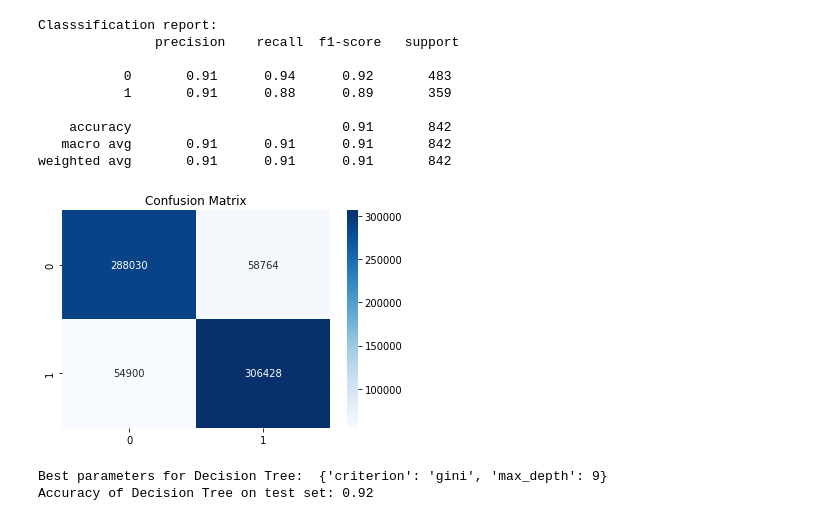
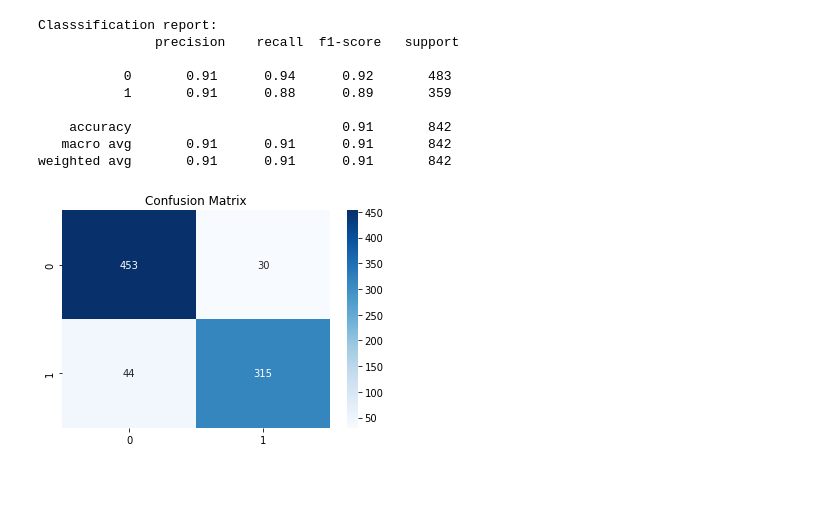
Before and after one commit to sayumithd/ML_CW, a Jupyter notebook: Decision_Tree.ipynb, the cells around one changed output. Saved outputs shown, nothing was run; the diff lists cells and outputs as text; code cells hidden in the pictures; blank space fills up the shorter version.

Commit message:
Decision tree model

```diff
--- a/Decision_Tree.ipynb
+++ b/Decision_Tree.ipynb
@@ -125,20 +136,10 @@ Classsification report:
    macro avg       0.91      0.91      0.91       842
 weighted avg       0.91      0.91      0.91       842
 # %%
-conf_matrix = pair_confusion_matrix(y_test, dt_pred) # calculate the confusion matrix
+# calculate the confusion matrix
+conf_matrix = confusion_matrix(y_test, dt_pred)
 sns.heatmap(conf_matrix, annot=True, cmap="Blues", fmt="d")
 plt.title("Confusion Matrix")
 plt.show()
 # %% [output]
-[figure, old version]
+[figure, new version]
-# %%
-dt = DecisionTreeClassifier()
-param_grid = {'max_depth': [3, 5, 7, 9], 'criterion': ['gini', 'entropy']}
-grid_search_dt = GridSearchCV(dt, param_grid, cv=5)
-grid_search_dt.fit(X_train, y_train)
-
-print("Best parameters for Decision Tree: ", grid_search_dt.best_params_)
-print("Accuracy of Decision Tree on test set: {:.2f}".format(grid_search_dt.score(X_test, y_test)))
-# %% [output]
-Best parameters for Decision Tree:  {'criterion': 'gini', 'max_depth': 9}
-Accuracy of Decision Tree on test set: 0.92
```
Also changed, not shown: parts of 2 cells of this notebook.
